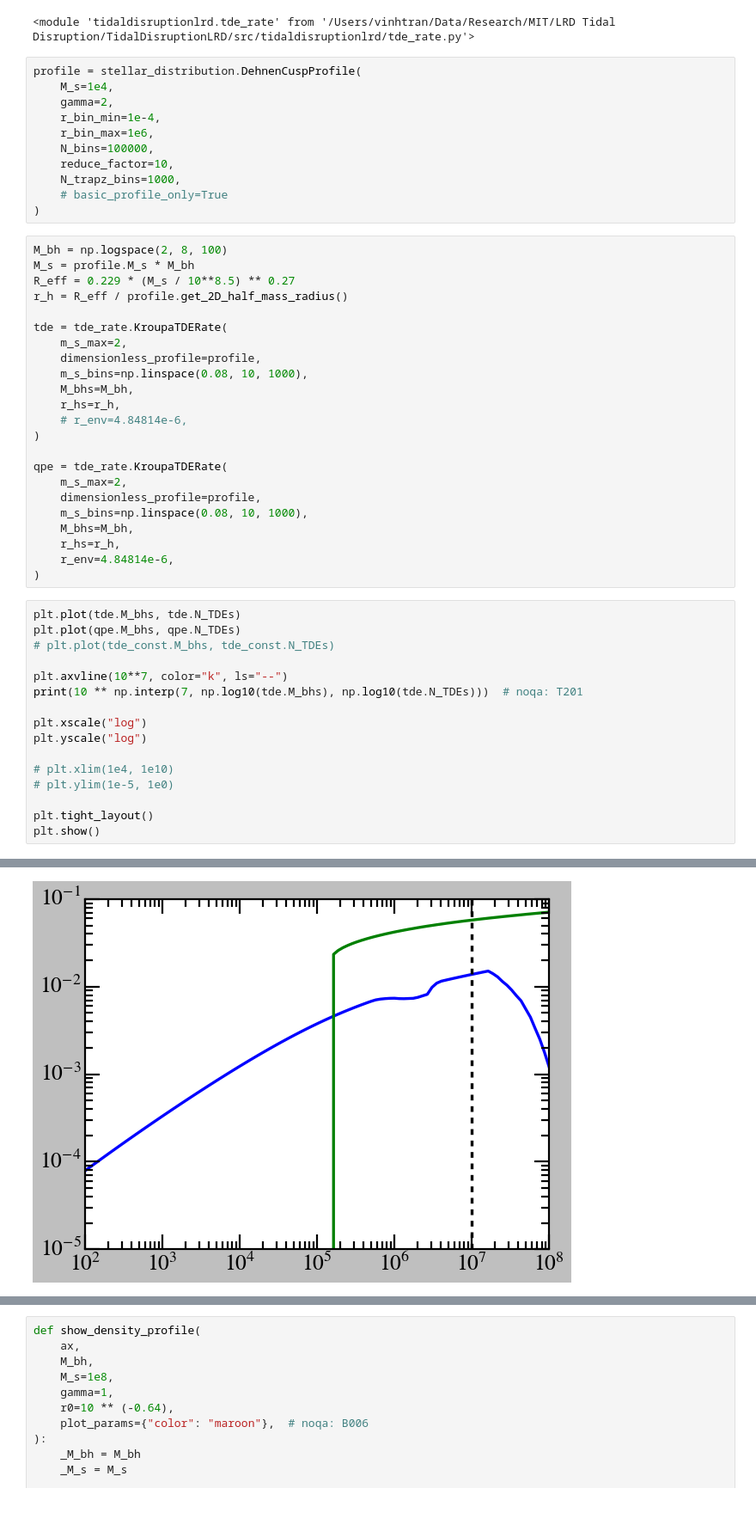
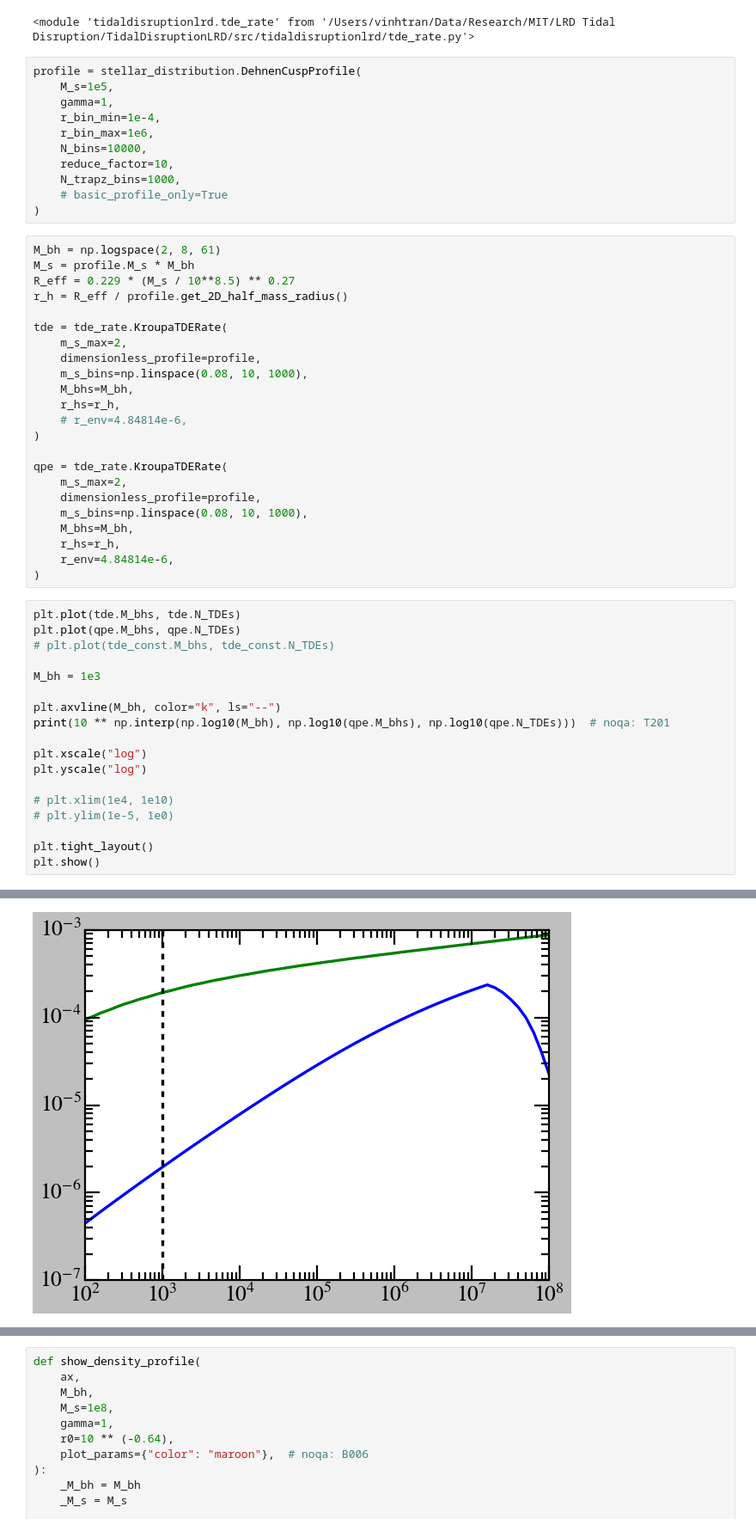
Before and after one commit to vinh-qtran/TidalDisruptionLRD, a Jupyter notebook: nbs/test.ipynb, the cells around one changed output, grey strips where cells are left out. Shown at 86% size. Saved outputs shown, nothing was run; the diff lists cells and outputs as text.

```diff
--- a/nbs/test.ipynb
+++ b/nbs/test.ipynb
@@ -32,17 +38,17 @@ importlib.reload(tde_rate)
 <module 'tidaldisruptionlrd.tde_rate' from '/Users/vinhtran/Data/Research/MIT/LRD Tidal Disruption/TidalDisruptionLRD/src/tidaldisruptionlrd/tde_rate.py'>
 # %%
 profile = stellar_distribution.DehnenCuspProfile(
-    M_s=1e4,
-    gamma=2,
+    M_s=1e5,
+    gamma=1,
     r_bin_min=1e-4,
     r_bin_max=1e6,
-    N_bins=100000,
+    N_bins=10000,
     reduce_factor=10,
     N_trapz_bins=1000,
     # basic_profile_only=True
 )
 # %%
-M_bh = np.logspace(2, 8, 100)
+M_bh = np.logspace(2, 8, 61)
 M_s = profile.M_s * M_bh
 R_eff = 0.229 * (M_s / 10**8.5) ** 0.27
 r_h = R_eff / profile.get_2D_half_mass_radius()
@@ -69,8 +75,10 @@ plt.plot(tde.M_bhs, tde.N_TDEs)
 plt.plot(qpe.M_bhs, qpe.N_TDEs)
 # plt.plot(tde_const.M_bhs, tde_const.N_TDEs)
 
-plt.axvline(10**7, color="k", ls="--")
-print(10 ** np.interp(7, np.log10(tde.M_bhs), np.log10(tde.N_TDEs)))  # noqa: T201
+M_bh = 1e3
+
+plt.axvline(M_bh, color="k", ls="--")
+print(10 ** np.interp(np.log10(M_bh), np.log10(qpe.M_bhs), np.log10(qpe.N_TDEs)))  # noqa: T201
 
 plt.xscale("log")
 plt.yscale("log")
@@ -85 +93 @@ plt.show()
-[figure, old version]
+[figure, new version]
```
Also changed, not shown: parts of 5 cells of this notebook, 4 other files.
